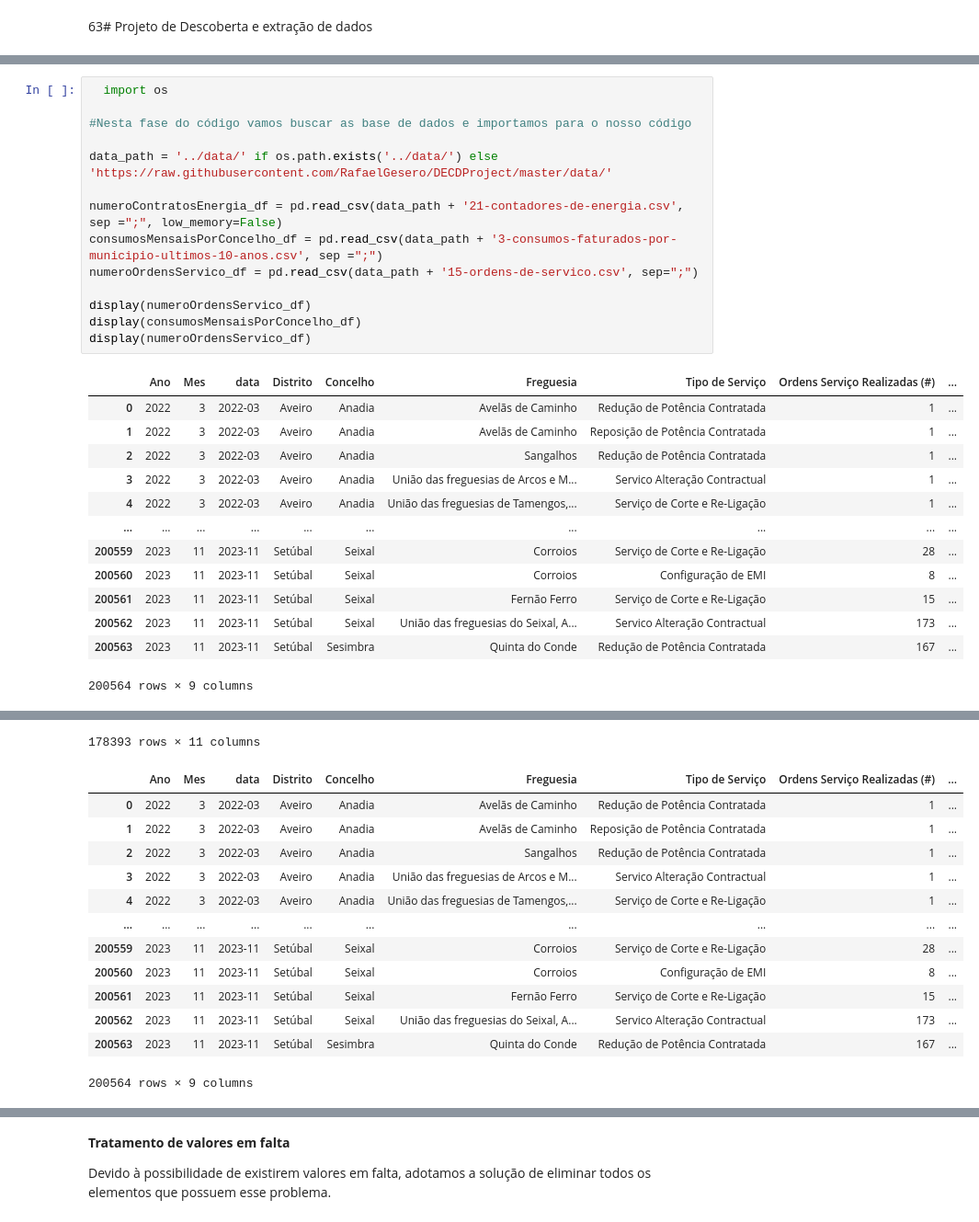
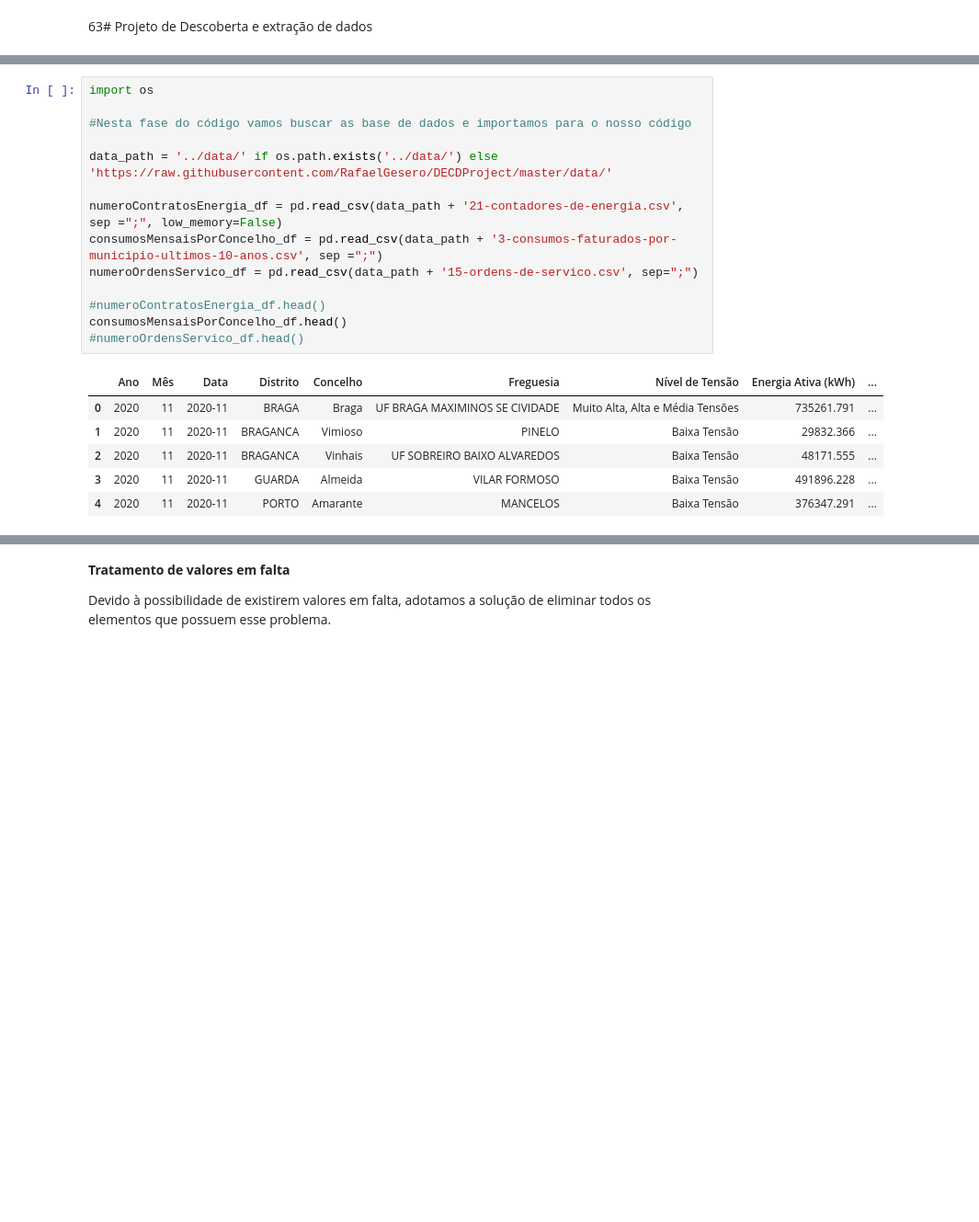
Before and after one commit to MikaZico36/BattleShips, a Jupyter notebook: ProjetoDECD_Grupo20.ipynb, the cells around one changed output, grey strips where cells are left out. Shown at 92% size. Cells and saved outputs as stored; diff of their text form; blank space fills up the shorter version.

```diff
--- a/ProjetoDECD_Grupo20.ipynb
+++ b/ProjetoDECD_Grupo20.ipynb
@@ -180,30 +162,23 @@ import sklearn
 %matplotlib inline
 import matplotlib.pyplot as plt
 # %%
-  import os
+import os
 
 #Nesta fase do código vamos buscar as base de dados e importamos para o nosso código
 
 data_path = '../data/' if os.path.exists('../data/') else 'https://raw.githubusercontent.com/RafaelGesero/DECDProject/master/data/'
 
 numeroContratosEnergia_df = pd.read_csv(data_path + '21-contadores-de-energia.csv', sep =";", low_memory=False)
 consumosMensaisPorConcelho_df = pd.read_csv(data_path + '3-consumos-faturados-por-municipio-ultimos-10-anos.csv', sep =";")
 numeroOrdensServico_df = pd.read_csv(data_path + '15-ordens-de-servico.csv', sep=";")
 
-display(numeroOrdensServico_df)
-display(consumosMensaisPorConcelho_df)
-display(numeroOrdensServico_df)
+#numeroContratosEnergia_df.head()
+consumosMensaisPorConcelho_df.head()
+#numeroOrdensServico_df.head()
 # %% [output]
-|  | Ano | Mes | data | Distrito | Concelho | Freguesia | Tipo de Serviço | Ordens Serviço Realizadas (#) | ... |
-| 0 | 2022 | 3 | 2022-03 | Aveiro | Anadia | Avelãs de Caminho | Redução de Potência Contratada | 1 | ... |
-| 1 | 2022 | 3 | 2022-03 | Aveiro | Anadia | Avelãs de Caminho | Reposição de Potência Contratada | 1 | ... |
-| 2 | 2022 | 3 | 2022-03 | Aveiro | Anadia | Sangalhos | Redução de Potência Contratada | 1 | ... |
-| 3 | 2022 | 3 | 2022-03 | Aveiro | Anadia | União das freguesias de Arcos e M... | Servico Alteração Contractual | 1 | ... |
-| 4 | 2022 | 3 | 2022-03 | Aveiro | Anadia | União das freguesias de Tamengos,... | Serviço de Corte e Re-Ligação | 1 | ... |
-| ... | ... | ... | ... | ... | ... | ... | ... | ... | ... |
-| 200559 | 2023 | 11 | 2023-11 | Setúbal | Seixal | Corroios | Serviço de Corte e Re-Ligação | 28 | ... |
-| 200560 | 2023 | 11 | 2023-11 | Setúbal | Seixal | Corroios | Configuração de EMI | 8 | ... |
-| 200561 | 2023 | 11 | 2023-11 | Setúbal | Seixal | Fernão Ferro | Serviço de Corte e Re-Ligação | 15 | ... |
-| 200562 | 2023 | 11 | 2023-11 | Setúbal | Seixal | União das freguesias do Seixal, A... | Servico Alteração Contractual | 173 | ... |
-| 200563 | 2023 | 11 | 2023-11 | Setúbal | Sesimbra | Quinta do Conde | Redução de Potência Contratada | 167 | ... |
+|  | Ano | Mês | Data | Distrito | Concelho | Freguesia | Nível de Tensão | Energia Ativa (kWh) | ... |
+| 0 | 2020 | 11 | 2020-11 | BRAGA | Braga | UF BRAGA MAXIMINOS SE CIVIDADE | Muito Alta, Alta e Média Tensões | 735261.791 | ... |
+| 1 | 2020 | 11 | 2020-11 | BRAGANCA | Vimioso | PINELO | Baixa Tensão | 29832.366 | ... |
+| 2 | 2020 | 11 | 2020-11 | BRAGANCA | Vinhais | UF SOBREIRO BAIXO ALVAREDOS | Baixa Tensão | 48171.555 | ... |
+| 3 | 2020 | 11 | 2020-11 | GUARDA | Almeida | VILAR FORMOSO | Baixa Tensão | 491896.228 | ... |
+| 4 | 2020 | 11 | 2020-11 | PORTO | Amarante | MANCELOS | Baixa Tensão | 376347.291 | ... |
-200564 rows × 9 columns
@@ -222,15 +185 @@ display(numeroOrdensServico_df)
-178393 rows × 11 columns
-|  | Ano | Mes | data | Distrito | Concelho | Freguesia | Tipo de Serviço | Ordens Serviço Realizadas (#) | ... |
-| 0 | 2022 | 3 | 2022-03 | Aveiro | Anadia | Avelãs de Caminho | Redução de Potência Contratada | 1 | ... |
-| 1 | 2022 | 3 | 2022-03 | Aveiro | Anadia | Avelãs de Caminho | Reposição de Potência Contratada | 1 | ... |
-| 2 | 2022 | 3 | 2022-03 | Aveiro | Anadia | Sangalhos | Redução de Potência Contratada | 1 | ... |
-| 3 | 2022 | 3 | 2022-03 | Aveiro | Anadia | União das freguesias de Arcos e M... | Servico Alteração Contractual | 1 | ... |
-| 4 | 2022 | 3 | 2022-03 | Aveiro | Anadia | União das freguesias de Tamengos,... | Serviço de Corte e Re-Ligação | 1 | ... |
-| ... | ... | ... | ... | ... | ... | ... | ... | ... | ... |
-| 200559 | 2023 | 11 | 2023-11 | Setúbal | Seixal | Corroios | Serviço de Corte e Re-Ligação | 28 | ... |
-| 200560 | 2023 | 11 | 2023-11 | Setúbal | Seixal | Corroios | Configuração de EMI | 8 | ... |
-| 200561 | 2023 | 11 | 2023-11 | Setúbal | Seixal | Fernão Ferro | Serviço de Corte e Re-Ligação | 15 | ... |
-| 200562 | 2023 | 11 | 2023-11 | Setúbal | Seixal | União das freguesias do Seixal, A... | Servico Alteração Contractual | 173 | ... |
-| 200563 | 2023 | 11 | 2023-11 | Setúbal | Sesimbra | Quinta do Conde | Redução de Potência Contratada | 167 | ... |
-200564 rows × 9 columns
 # %% [markdown]
```
Also changed, not shown: parts of 85 cells of this notebook.
